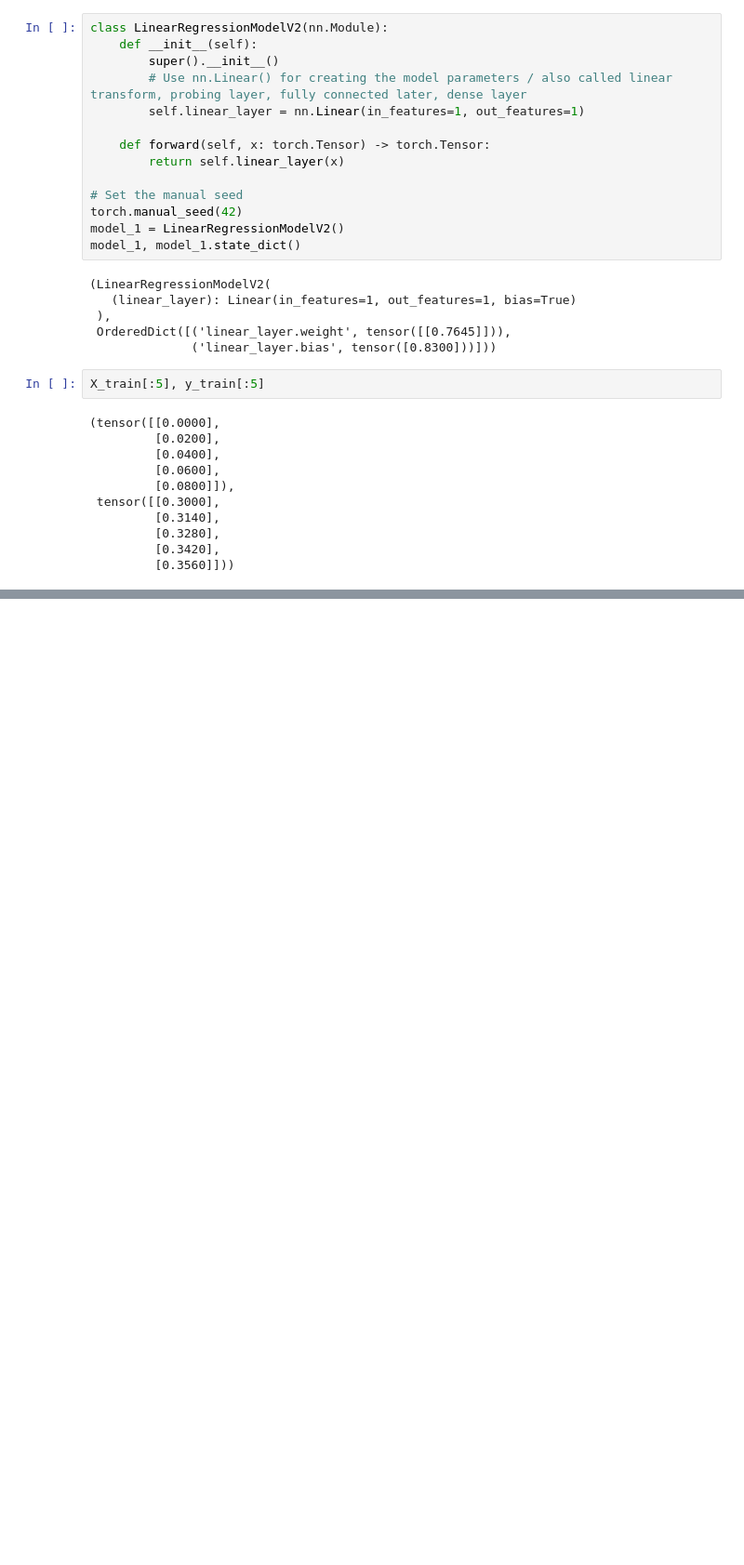
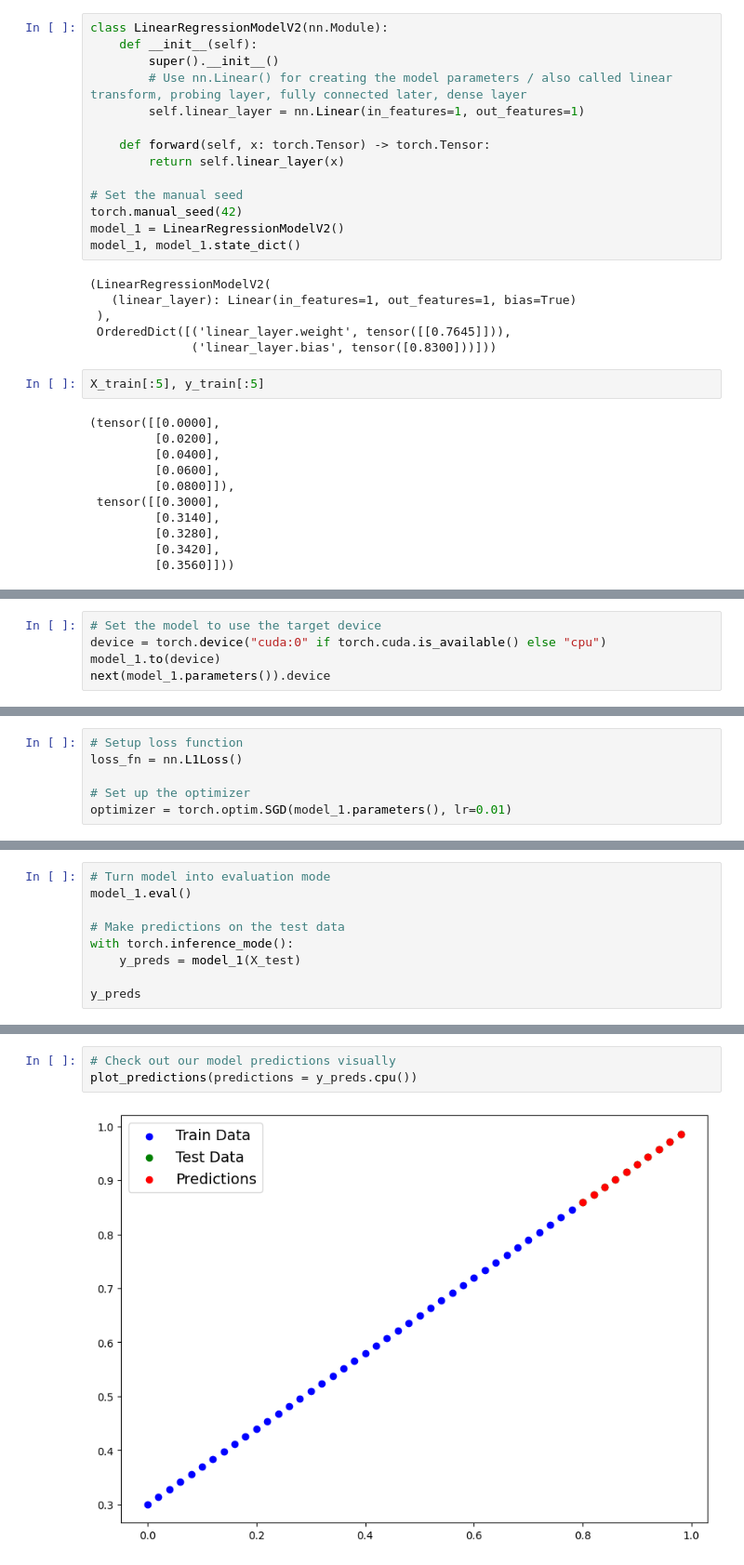
Before and after one commit to pi3d-p1p3r/torch-learn, a Jupyter notebook: Learn/01_wf2.ipynb, the cells around one changed output, grey strips where cells are left out. Shown at 93% size. Drawn from its saved outputs; the diff is of its cells as text; blank space fills up the shorter version.

```diff
--- a/Learn/01_wf2.ipynb
+++ b/Learn/01_wf2.ipynb
@@ -128,0 +135,5 @@ X_train[:5], y_train[:5]
+# %%
+# Set the model to use the target device
+device = torch.device("cuda:0" if torch.cuda.is_available() else "cpu")
+model_1.to(device)
+next(model_1.parameters()).device
@@ -128,0 +150,6 @@ X_train[:5], y_train[:5]
+# %%
+# Setup loss function
+loss_fn = nn.L1Loss()
+
+# Set up the optimizer
+optimizer = torch.optim.SGD(model_1.parameters(), lr=0.01)
@@ -128,0 +220,9 @@ X_train[:5], y_train[:5]
+# %%
+# Turn model into evaluation mode
+model_1.eval()
+
+# Make predictions on the test data
+with torch.inference_mode():
+    y_preds = model_1(X_test)
+
+y_preds
@@ -128,0 +240,5 @@ X_train[:5], y_train[:5]
+# %%
+# Check out our model predictions visually
+plot_predictions(predictions = y_preds.cpu())
+# %% [output]
+[figure, added]
```
Also changed, not shown: parts of 16 cells of this notebook, 1 other file.
